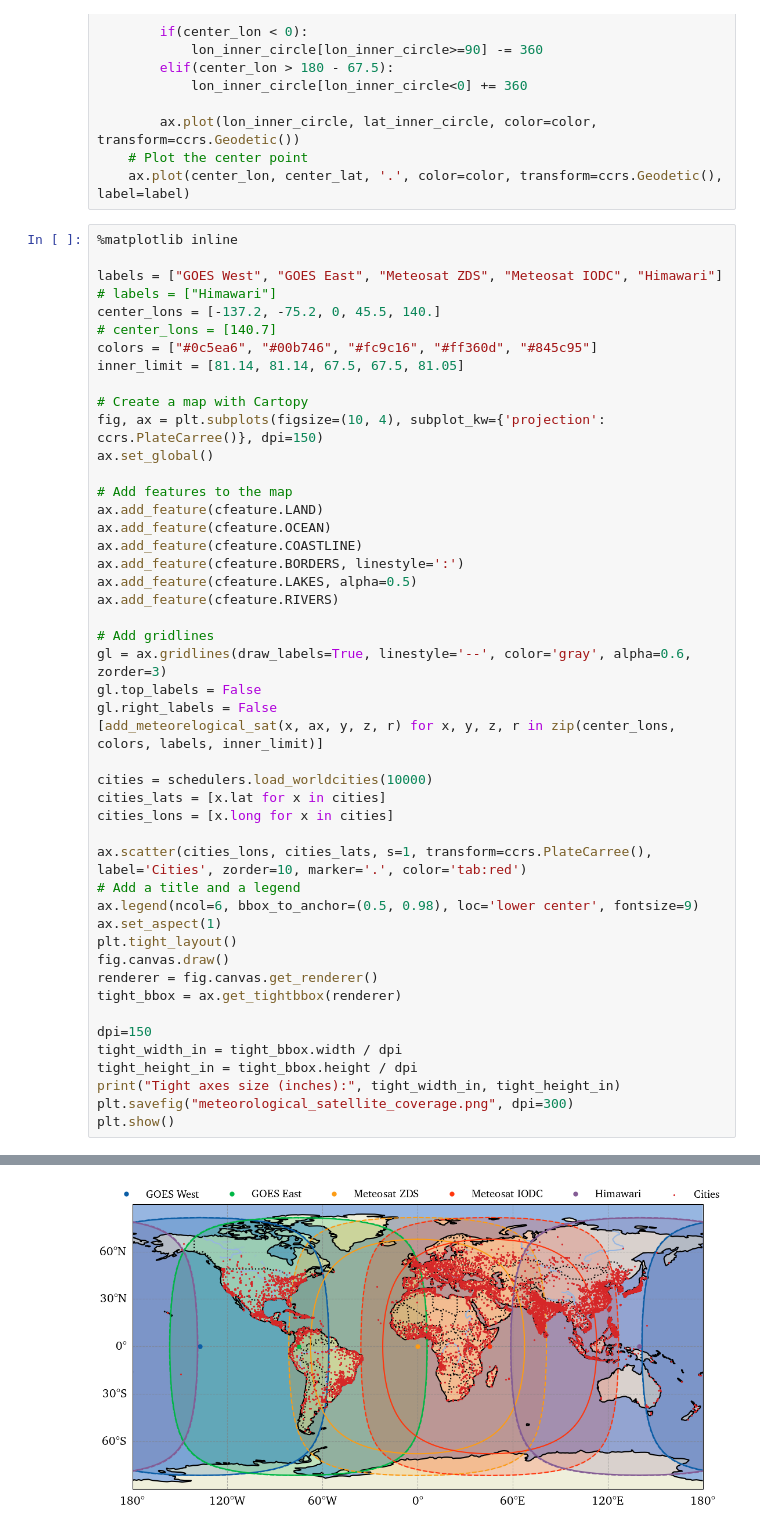
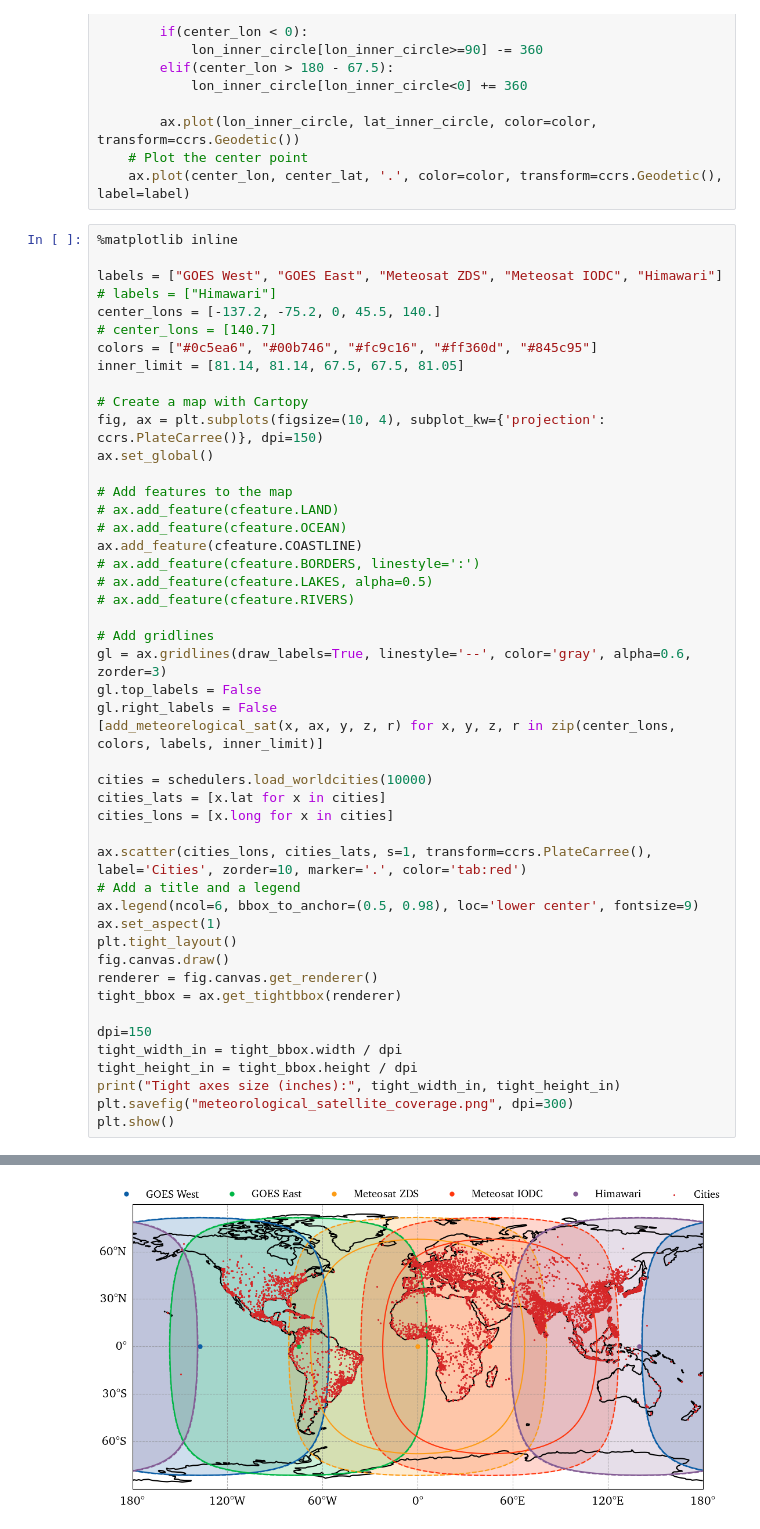
Before and after one commit to Shreeyam/phd_code, a Jupyter notebook: notebooks/plots/plot_meteorological_coverage.ipynb, the cells around one changed output, grey strips where cells are left out. Saved outputs shown, nothing was run; the diff lists cells and outputs as text.

```diff
--- a/notebooks/plots/plot_meteorological_coverage.ipynb
+++ b/notebooks/plots/plot_meteorological_coverage.ipynb
@@ -100,41 +97,41 @@ fig, ax = plt.subplots(figsize=(10, 4), subplot_kw={'projection': ccrs.PlateCarr
 ax.set_global()
 
 # Add features to the map
-ax.add_feature(cfeature.LAND)
-ax.add_feature(cfeature.OCEAN)
+# ax.add_feature(cfeature.LAND)
+# ax.add_feature(cfeature.OCEAN)
 ax.add_feature(cfeature.COASTLINE)
-ax.add_feature(cfeature.BORDERS, linestyle=':')
-ax.add_feature(cfeature.LAKES, alpha=0.5)
-ax.add_feature(cfeature.RIVERS)
+# ax.add_feature(cfeature.BORDERS, linestyle=':')
+# ax.add_feature(cfeature.LAKES, alpha=0.5)
+# ax.add_feature(cfeature.RIVERS)
 
 # Add gridlines
 gl = ax.gridlines(draw_labels=True, linestyle='--', color='gray', alpha=0.6, zorder=3)
 gl.top_labels = False
 gl.right_labels = False
 [add_meteorelogical_sat(x, ax, y, z, r) for x, y, z, r in zip(center_lons, colors, labels, inner_limit)]
 
 cities = schedulers.load_worldcities(10000)
 cities_lats = [x.lat for x in cities]
 cities_lons = [x.long for x in cities]
 
 ax.scatter(cities_lons, cities_lats, s=1, transform=ccrs.PlateCarree(), label='Cities', zorder=10, marker='.', color='tab:red')
 # Add a title and a legend
 ax.legend(ncol=6, bbox_to_anchor=(0.5, 0.98), loc='lower center', fontsize=9)
 ax.set_aspect(1)
 plt.tight_layout()
 fig.canvas.draw()
 renderer = fig.canvas.get_renderer()
 tight_bbox = ax.get_tightbbox(renderer)
 
 dpi=150
 tight_width_in = tight_bbox.width / dpi
 tight_height_in = tight_bbox.height / dpi
 print("Tight axes size (inches):", tight_width_in, tight_height_in)
 plt.savefig("meteorological_satellite_coverage.png", dpi=300)
 plt.show()
 # %% [output]
 Tight axes size (inches): 7.164120152873635 3.6960677646749387
-[figure, old version]
+[figure, new version]
 # %%
 # Now plot the GSD reduction map
 def plot_gsd_reduction():
```
Also changed, not shown: parts of 3 cells of this notebook, 9 other files.
